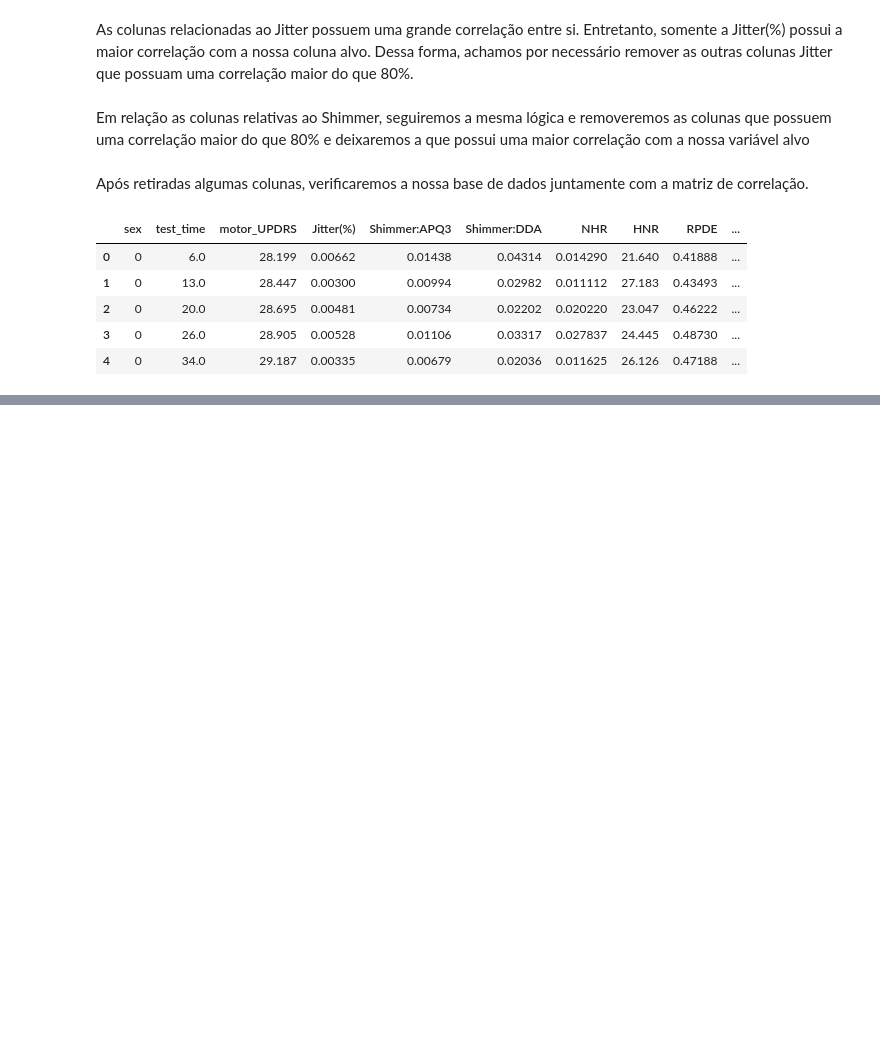
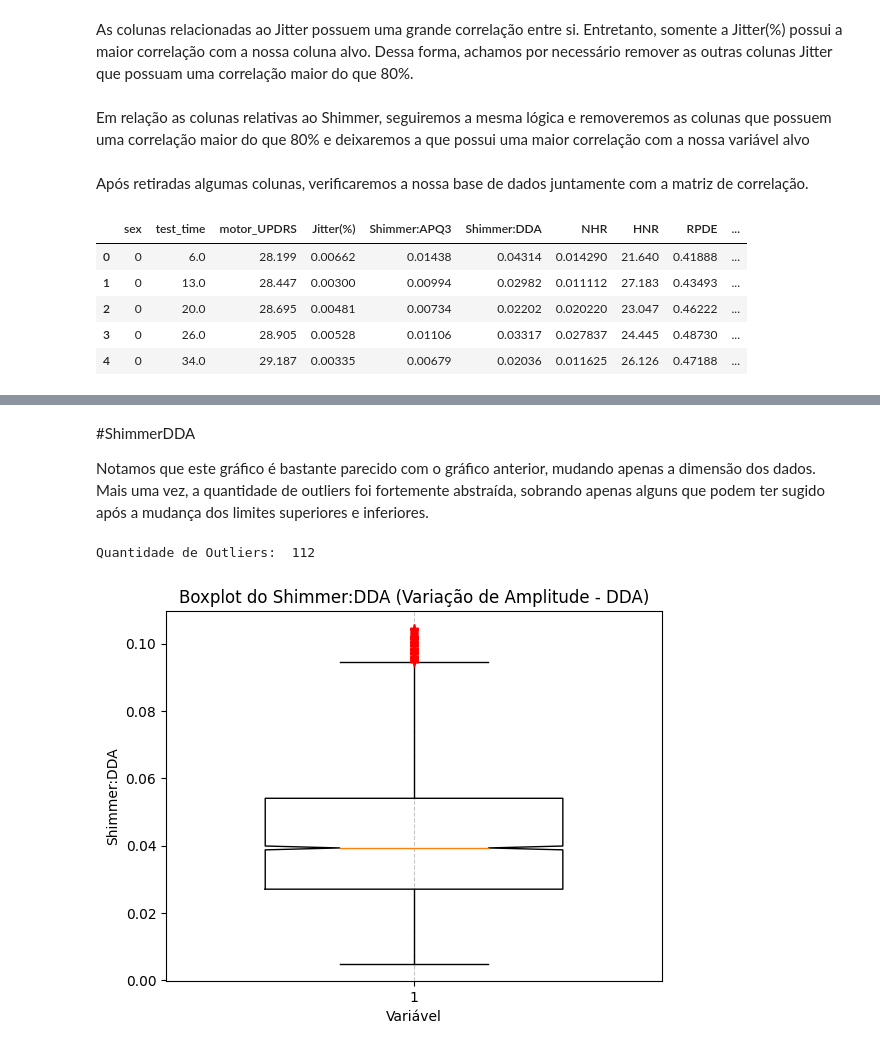
Before and after one commit to KacioSilva/ProjetoAM, a Jupyter notebook: Prova_AM.ipynb, the cells around one changed output, grey strips where cells are left out. Saved outputs shown, nothing was run; the diff lists cells and outputs as text; code cells hidden in the pictures; blank space fills up the shorter version.

```diff
--- a/Prova_AM.ipynb
+++ b/Prova_AM.ipynb
@@ -943,0 +977,18 @@ plt.show()
+# %% [markdown]
+#ShimmerDDA
+
+Notamos que este gráfico é bastante parecido com o gráfico anterior, mudando apenas a dimensão dos dados. Mais uma vez, a quantidade de outliers foi fortemente abstraída, sobrando apenas alguns que podem ter sugido após a mudança dos limites superiores e inferiores.
+# %%
+import matplotlib.pyplot as plt
+
+print("Quantidade de Outliers: ", calcularQTD_outliers('Shimmer:DDA', df))
+
+plt.boxplot(df['Shimmer:DDA'], sym='r+', widths=0.6, notch=True)
+plt.title('Boxplot do Shimmer:DDA (Variação de Amplitude - DDA)')
+plt.xlabel('Variável')
+plt.ylabel('Shimmer:DDA')
+plt.grid(axis='x', linestyle='--', alpha=0.7)
+plt.show()
+# %% [output]
+Quantidade de Outliers:  112
+[figure, added]
```
Also changed, not shown: parts of 39 cells of this notebook.
